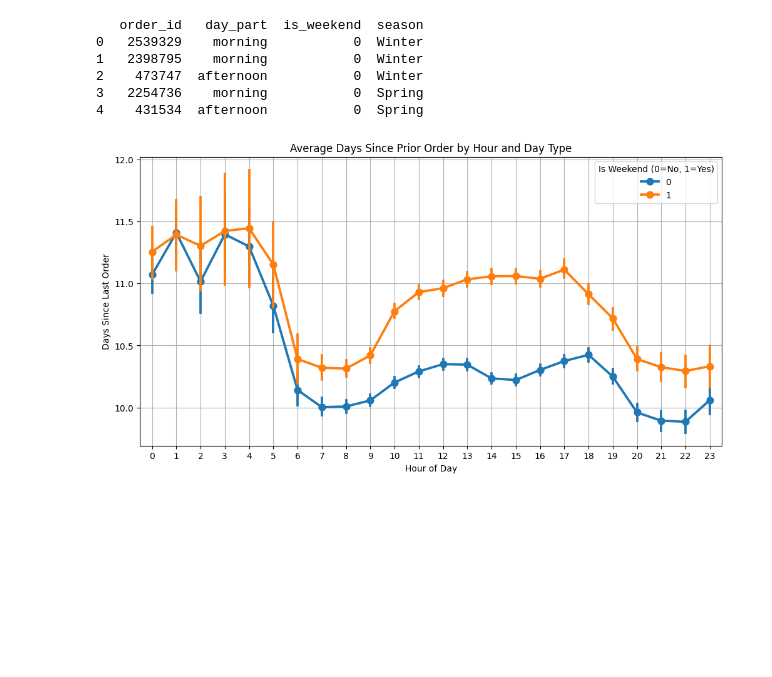
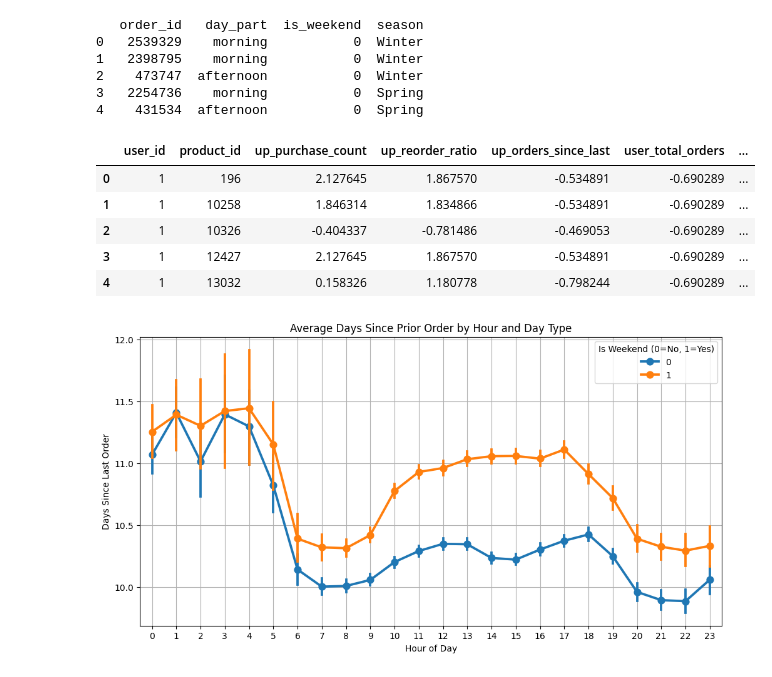
Before and after one commit to YamenObeidat/Machine-Learning-Final-Project-1, a Jupyter notebook: edit3:30AM.ipynb, the cells around one changed output. Cells and saved outputs as stored; diff of their text form; code cells hidden in the pictures; blank space fills up the shorter version.

Commit message:
added scaler

```diff
--- a/edit3:30AM.ipynb
+++ b/edit3:30AM.ipynb
@@ -486,6 +506,49 @@ print(temporal_features[['order_id', 'day_part', 'is_weekend', 'season']].head()
 2    473747  afternoon           0  Winter
 3   2254736    morning           0  Spring
 4    431534  afternoon           0  Spring
+# %%
+from sklearn.preprocessing import StandardScaler
+
+temporal_features = orders[['order_id', 'user_id', 'order_dow', 'order_hour_of_day', 'days_since_prior_order']].copy()
+temporal_features['day_period'] = temporal_features['order_hour_of_day'].apply(
+    lambda x: 1 if 5 <= x < 12 else (2 if 12 <= x < 17 else (3 if 17 <= x < 21 else 4))
+)
+temporal_features['is_weekend'] = temporal_features['order_dow'].apply(lambda x: 1 if x in [0, 1] else 0)
+temporal_features['cumulative_days'] = temporal_features.groupby('user_id')['days_since_prior_order'].cumsum().fillna(0)
+temporal_features['estimated_month'] = (temporal_features['cumulative_days'] // 30) % 12
+
+user_temporal_avg = temporal_features.groupby('user_id').agg({
+    'day_period': 'mean',
+    'is_weekend': 'mean',
+    'estimated_month': 'mean'
+}).reset_index()
+
+final_dataset = pd.merge(up_features, user_df, on='user_id', how='left')
+final_dataset = pd.merge(final_dataset, product_df, on='product_id', how='left')
+final_dataset = pd.merge(final_dataset, user_temporal_avg, on='user_id', how='left')
+
+final_dataset = final_dataset.fillna(0)
+
+all_target_cols = [
+    'up_purchase_count', 'up_reorder_ratio', 'up_orders_since_last',
+    'user_total_orders', 'user_avg_days_reorder', 'user_std_days_reorder',
+    'user_avg_basket_size', 'user_reorder_ratio', 'total_sales',
+    'reorder_rate', 'avg_cart_position', 'day_period', 'is_weekend', 'estimated_month'
+]
+
+cols_to_scale = [c for c in all_target_cols if c in final_dataset.columns]
+
+scaler = StandardScaler()
+final_dataset[cols_to_scale] = scaler.fit_transform(final_dataset[cols_to_scale])
+
+final_dataset.head()
+# %% [output]
+|  | user_id | product_id | up_purchase_count | up_reorder_ratio | up_orders_since_last | user_total_orders | ... |
+| 0 | 1 | 196 | 2.127645 | 1.867570 | -0.534891 | -0.690289 | ... |
+| 1 | 1 | 10258 | 1.846314 | 1.834866 | -0.534891 | -0.690289 | ... |
+| 2 | 1 | 10326 | -0.404337 | -0.781486 | -0.469053 | -0.690289 | ... |
+| 3 | 1 | 12427 | 2.127645 | 1.867570 | -0.534891 | -0.690289 | ... |
+| 4 | 1 | 13032 | 0.158326 | 1.180778 | -0.798244 | -0.690289 | ... |
 # %%
 plt.figure(figsize=(12, 6))
 
```
Also changed, not shown: parts of 9 cells of this notebook.
